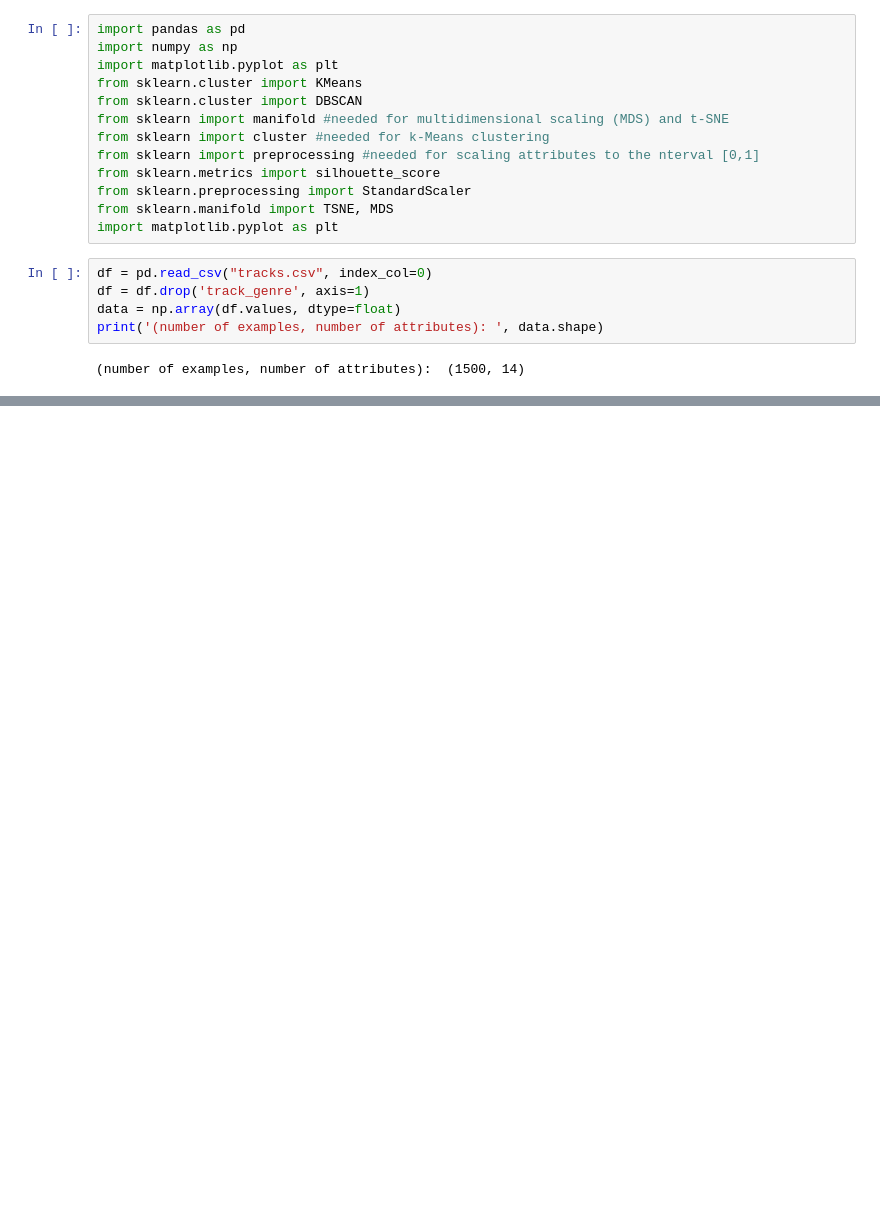
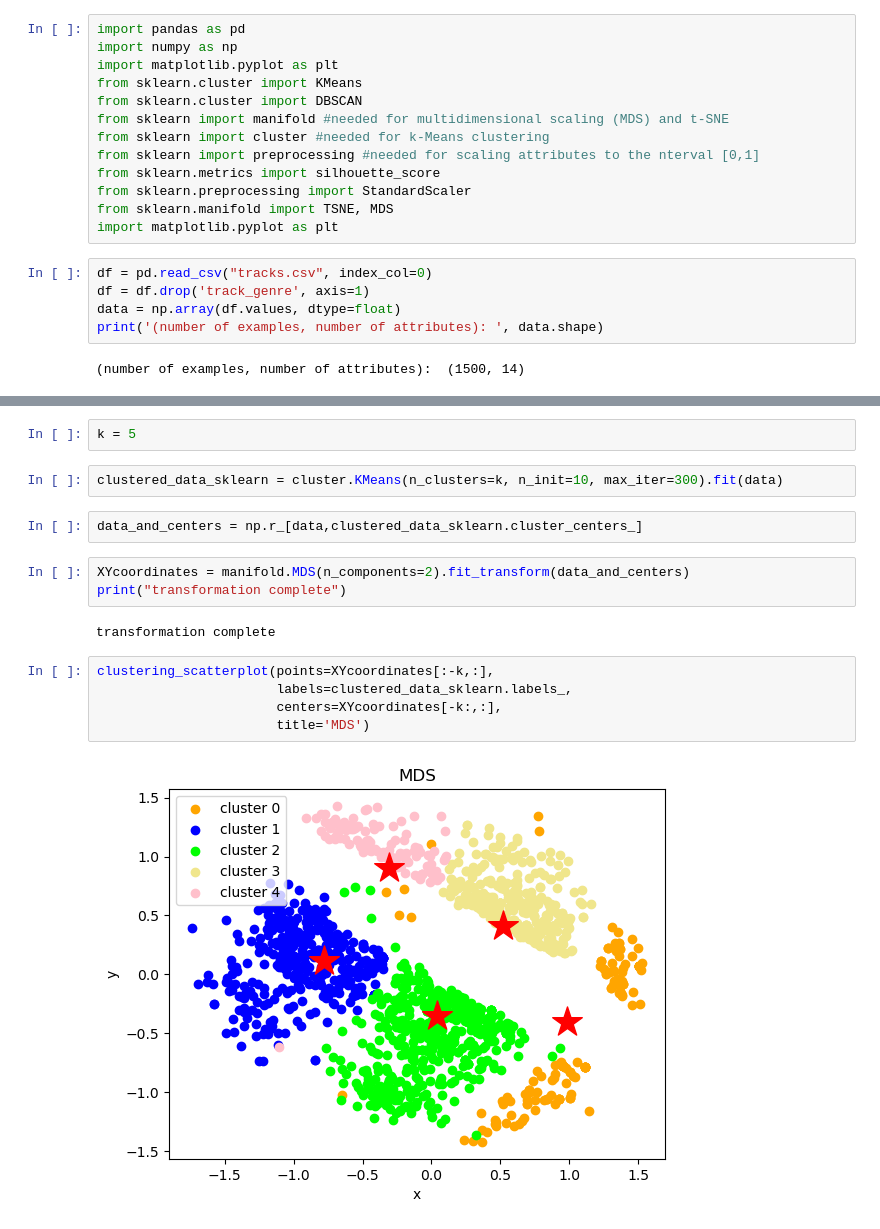
Before and after one commit to Shaneb7102/DataMiningAssignment, a Jupyter notebook: spotify_clustering.ipynb, the cells around one changed output, grey strips where cells are left out. Drawn from its saved outputs; the diff is of its cells as text; blank space fills up the shorter version.

```diff
--- a/spotify_clustering.ipynb
+++ b/spotify_clustering.ipynb
@@ -20,0 +51,18 @@ print('(number of examples, number of attributes): ', data.shape)
+# %%
+k = 5
+# %%
+clustered_data_sklearn = cluster.KMeans(n_clusters=k, n_init=10, max_iter=300).fit(data)
+# %%
+data_and_centers = np.r_[data,clustered_data_sklearn.cluster_centers_]
+# %%
+XYcoordinates = manifold.MDS(n_components=2).fit_transform(data_and_centers)
+print("transformation complete")
+# %% [output]
+transformation complete
+# %%
+clustering_scatterplot(points=XYcoordinates[:-k,:],
+                       labels=clustered_data_sklearn.labels_,
+                       centers=XYcoordinates[-k:,:],
+                       title='MDS')
+# %% [output]
+[figure, added]
```
Also changed, not shown: parts of 2 cells of this notebook.
